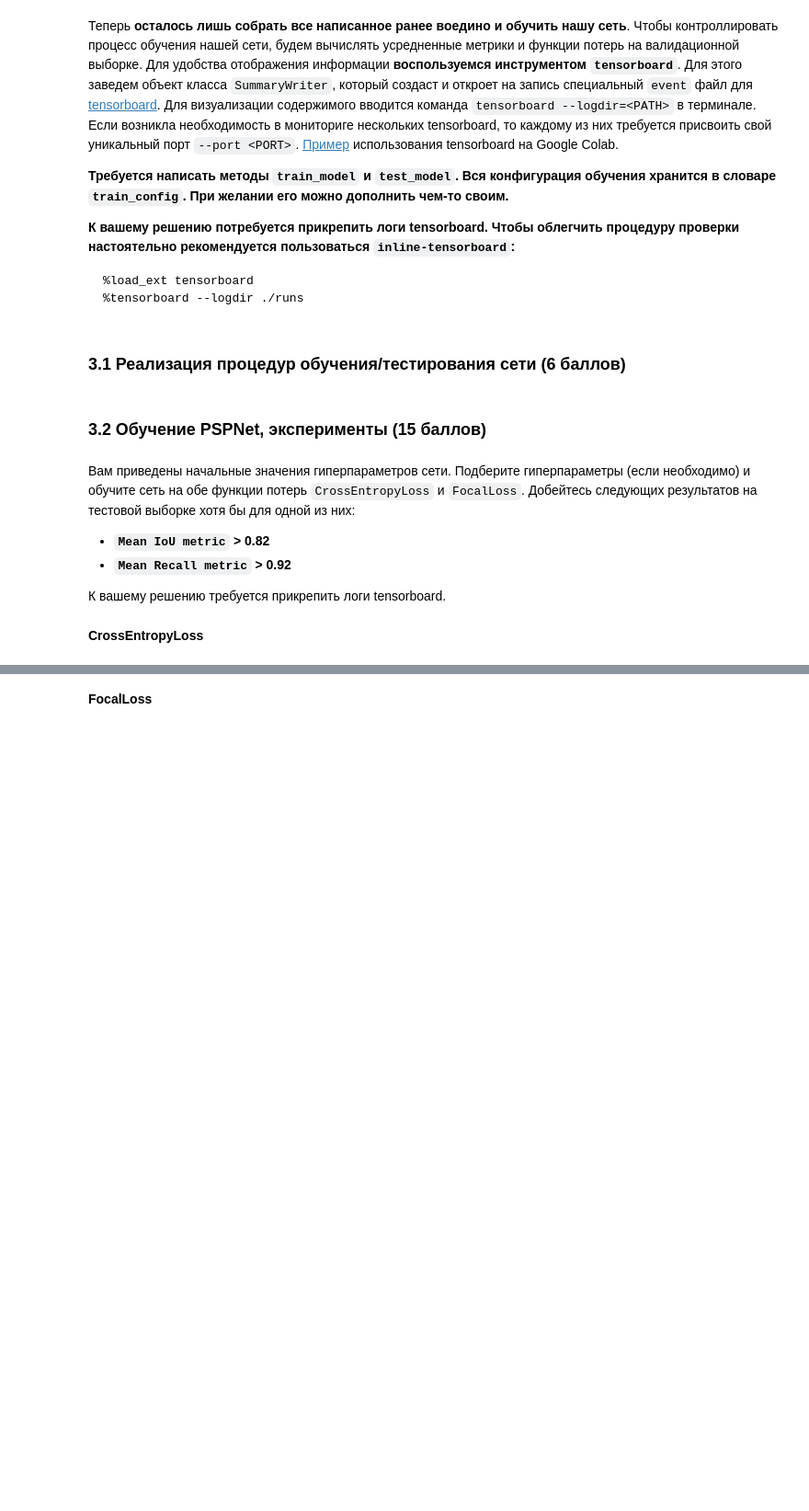
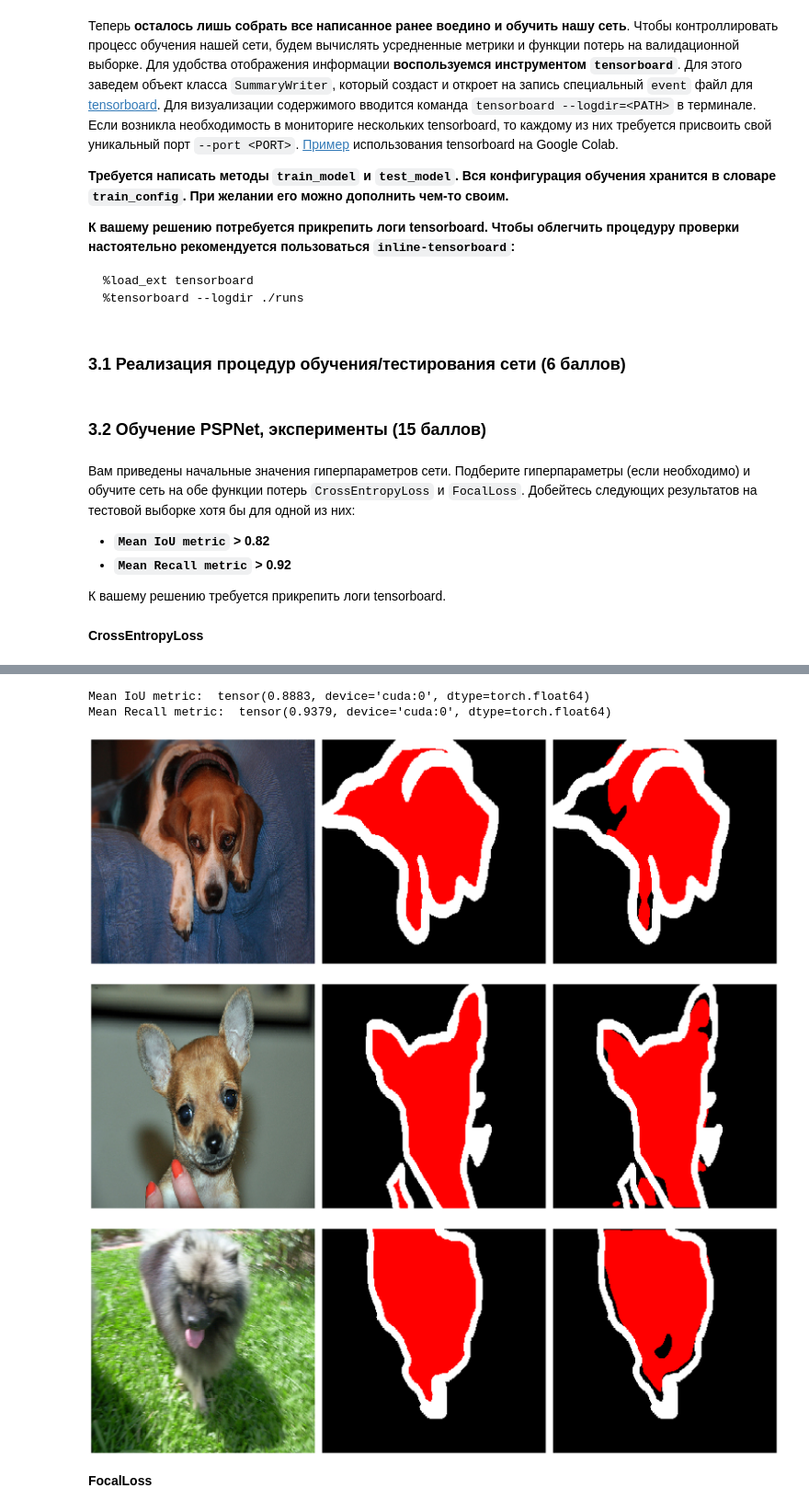
Before and after one commit to Taratin478478/practicum, a Jupyter notebook: semester_7/DL/lab2/Homework_2_segmentation_25.ipynb, the cells around one changed output, grey strips where cells are left out. Shown at 92% size. Saved outputs shown, nothing was run; the diff lists cells and outputs as text; code cells hidden in the pictures; blank space fills up the shorter version.

```diff
--- a/semester_7/DL/lab2/Homework_2_segmentation_25.ipynb
+++ b/semester_7/DL/lab2/Homework_2_segmentation_25.ipynb
@@ -651,10 +663,10 @@ class SegmentationHead(nn.Module):
         super().__init__()
         # Рекомендуем попробовать: BatchNorm2d + ReLU + Dropout2d + Conv2d (1 x 1)
         self.segmentation_head = nn.Sequential(
-            nn.BatchNorm2d(num_classes),
-            nn.ReLU(inplace=True),
-            nn.Dropout2d(inplace=True),
-            nn.Conv2d(num_classes, num_classes, kernel_size=1)
+            nn.BatchNorm2d(in_channels),
+            nn.ReLU(),
+            nn.Dropout2d(),
+            nn.Conv2d(in_channels, num_classes, kernel_size=1)
         )
 
     def forward(self, x: torch.tensor, x_supp: torch.tensor) -> torch.tensor:
@@ -915,7 +977,10 @@ class PSPNet(nn.Module):
         for epoch in range(self.train_config["num_epochs"]):
             for iter_num, (input, target) in enumerate(train_dataloader):
                 self.optimizer.zero_grad()
-                <Your Code>
+                loss = self.train_config["loss_fn"](self.forward(input)[0], target)
+                loss.backward()
+                self.optimizer.step()
+                self.scheduler.step()
 
                 if (iter_num % self.train_config["validate_each_iter"] == 0):
                     print(f"Epoch: {epoch+1}/{self.train_config['num_epochs']} || Iter: {iter_num}/{len(train_dataloader)} || Loss: {loss.item()}")
@@ -931,8 +996,21 @@ class PSPNet(nn.Module):
         """
         # Выставляет декодировщик в режим валидации (влияет на поведение BatchNorm2d и Dropout)
         self.decoder.eval()
-        <Your Code>
+        self.head.eval()
 
+        dl_prediction = []
+        dl_target = []
+        size = len(test_dataloader)
+        with torch.no_grad():
+            for iter_num, (input, target) in enumerate(test_dataloader):
+                dl_prediction.append(self.forward(input)[1])
+                dl_target.append(target)
+                if (iter_num % 10 == 0):
+                    print(f"Iter {iter_num}/{size}")
+
+
+        dl_prediction = torch.cat(dl_prediction)
+        dl_target = torch.cat(dl_target)
         return dl_prediction, dl_target
 # %% [markdown]
 ### 3.2 Обучение PSPNet, эксперименты (15 баллов)
@@ -973,7 +1079,5 @@ net.train_model(train_dataloader, val_dataloader)
 # %%
 # Протестируйте модель:
-net.load_state_dict(torch.load("model_celoss_1.pth")) # Не забудьте поменять версию `_1`-> `_n` если запускаете несколько раз!
+net.load_state_dict(torch.load("model_celoss_2.pth")) # Не забудьте поменять версию `_1`-> `_n` если запускаете несколько раз!
 net.eval();
 dl_prediction, dl_target = net.test_model(test_dataloader)
-print("Mean IoU metric: ", metric_class.IoUMetric(dl_prediction, dl_target))
-print("Mean Recall metric: ", metric_class.RecallMetric(dl_prediction, dl_target))
@@ -980,13 +1102,23 @@ print("Mean Recall metric: ", metric_class.RecallMetric(dl_prediction, dl_target
+# %%
+print("Mean IoU metric: ", metric_class.IoUMetric(dl_prediction, dl_target))
+print("Mean Recall metric: ", metric_class.RecallMetric(dl_prediction, dl_target))
+# %% [output]
+Mean IoU metric:  tensor(0.8883, device='cuda:0', dtype=torch.float64)
+Mean Recall metric:  tensor(0.9379, device='cuda:0', dtype=torch.float64)
 # %%
 # Примеры работы вами сети:
 img_idx = np.random.randint(0, 100)
 for idx, (input, target) in enumerate(test_dataloader):
     if (idx < img_idx):
         continue
-    draw((input.squeeze(), target.squeeze()), t_dict, dl_prediction[idx])
+    draw((input[0].squeeze(), target[0].squeeze()), t_dict, dl_prediction[16 * idx])
     plt.pause(0.1)
     if (idx == img_idx+2):
         break
+# %% [output]
+[figure, added]
+[figure, added]
+[figure, added]
 # %% [markdown]
 **FocalLoss**
 # %%
```
Also changed, not shown: parts of 17 cells of this notebook, 6 other files.
